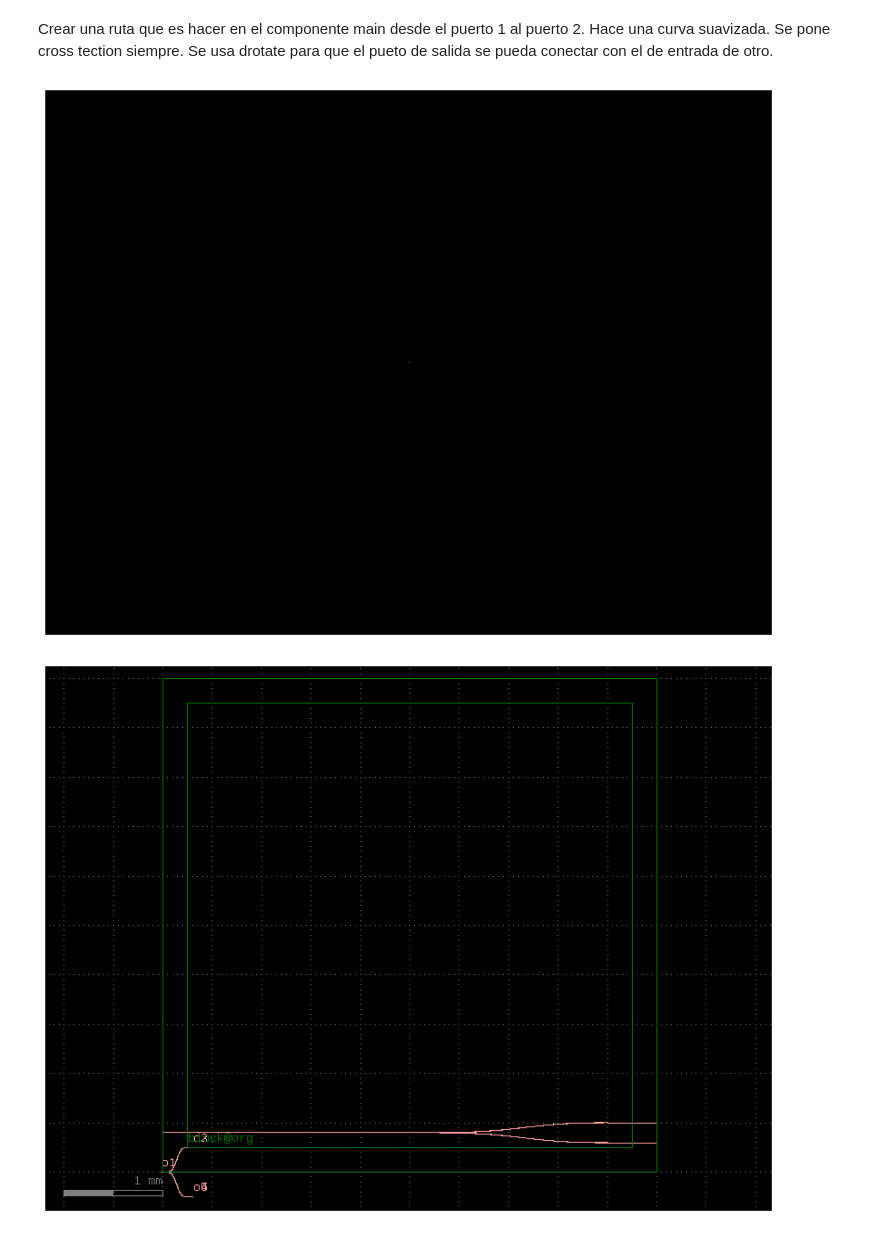
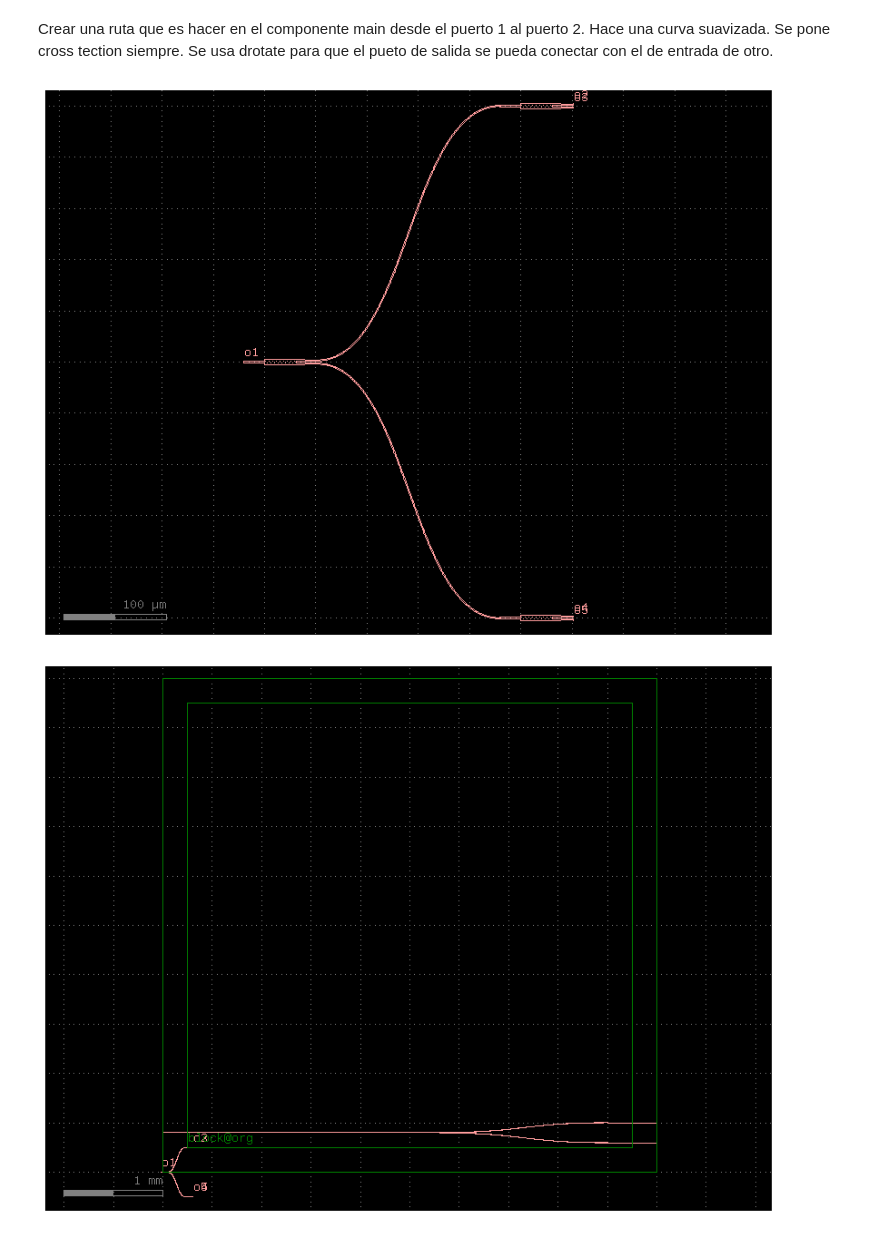
Before and after one commit to snacmuo/pic-upv-lab4, a Jupyter notebook: LAYOUT_Student.ipynb, the cells around one changed output. Drawn from its saved outputs; the diff is of its cells as text; code cells hidden in the pictures.

```diff
--- a/LAYOUT_Student.ipynb
+++ b/LAYOUT_Student.ipynb
@@ -346,34 +356,31 @@ main.show()
 [figure]
 # %% [markdown]
 Crear una ruta que es hacer en el componente main desde el puerto 1 al puerto 2. Hace una curva suavizada. Se pone cross tection siempre. Se usa drotate para que el pueto de salida se pueda conectar con el de entrada de otro.
-# %%
-# Let's create a MMI tree
-
-c = gf.Component()
-c_mmi = cells.mmi1x2()
-...
-c.plot()
-# %% [output]
-[figure, removed]
 # %%
-# Once we "test" the high-level component, we can create a cell for it
-@gf.cell
-def mmi_tree_1x4(pad_x = 250 ,pad_y = 250):
-    c = gf.Component()
-    c_mmi = cells.mmi1x2()
-    mmi1 = c.add_ref(c_mmi)
-    mmi2 = c.add_ref(c_mmi)
-    mmi3 = c.add_ref(c_mmi)
+# Let's create a MMI tree
 
-    mmi2.dmovex(pad_x).dmovey(pad_y)
-    mmi3.dmovex(pad_x).dmovey(-pad_y)
+pad_x = 250
+pad_y = 250
 
-    gf.routing.route_single_sbend(component=c, port1= mmi1['o2'], port2=mmi2['o1'],cross_section='strip')
-    gf.routing.route_single_sbend(component=c, port1= mmi1['o3'], port2=mmi3['o1'],cross_section='strip')
-    c.add_port(name='o1', port=mmi1['o1'])
-    c.add_port(name='o2', port=mmi2['o2'])
-    c.add_port(name='o3', port=mmi2['o3'])
-    c.add_port(name='o4', port=mmi3['o2'])
-    c.add_port(name='o5', port=mmi3['o3'])
-    c.draw_ports()
-    return c
+c = gf.Component()
+c_mmi = cells.mmi1x2()
+
+mmi1 = c.add_ref(c_mmi)
+mmi2 = c.add_ref(c_mmi)
+mmi3 = c.add_ref(c_mmi)
+
+mmi2.dmovex(pad_x).dmovey(pad_y)
+mmi3.dmovex(pad_x).dmovey(-pad_y)
+
+gf.routing.route_single_sbend(component=c, port1= mmi1['o2'], port2=mmi2['o1'],cross_section='strip')
+gf.routing.route_single_sbend(component=c, port1= mmi1['o3'], port2=mmi3['o1'],cross_section='strip')
+c.add_port(name='o1', port=mmi1['o1'])
+c.add_port(name='o2', port=mmi2['o2'])
+c.add_port(name='o3', port=mmi2['o3'])
+c.add_port(name='o4', port=mmi3['o2'])
+c.add_port(name='o5', port=mmi3['o3'])
+c.draw_ports()
+
+c.plot()
+# %% [output]
+[figure, added]
```
Also changed, not shown: parts of 5 cells of this notebook.
